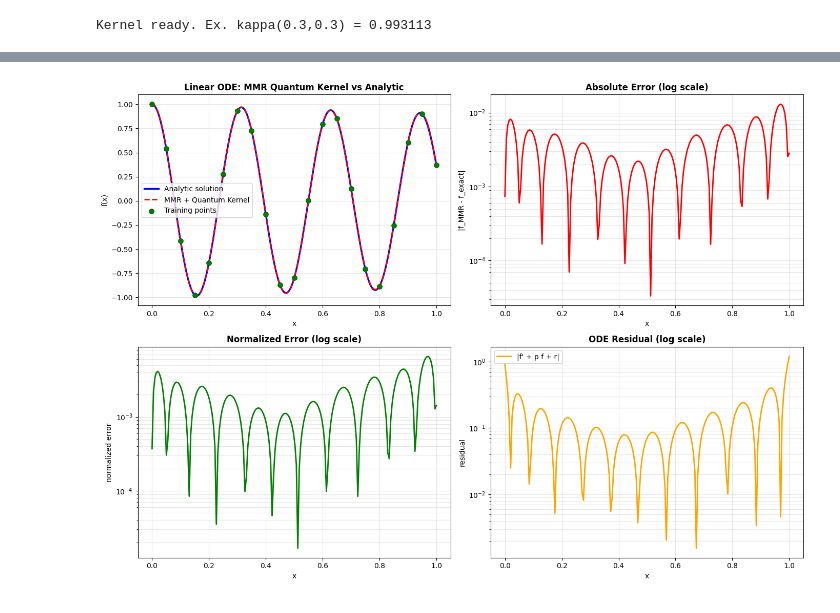
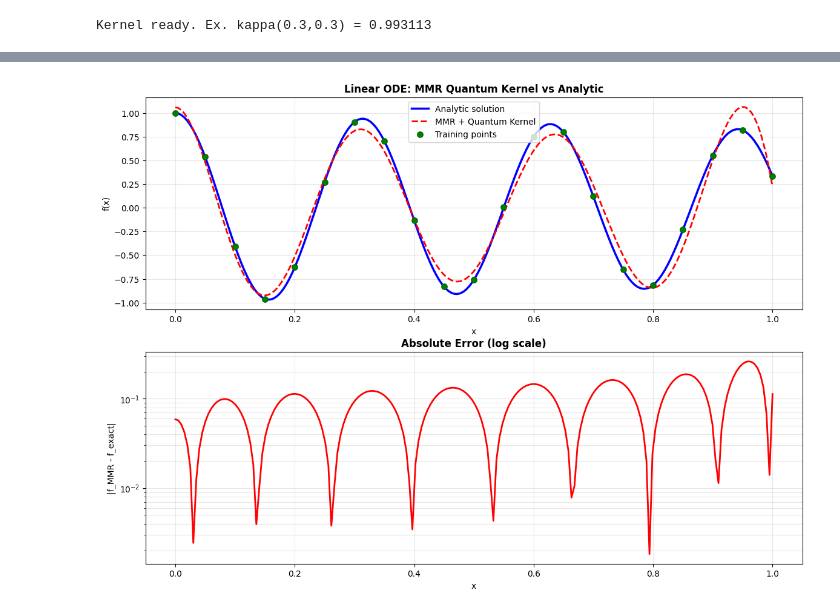
Before and after one commit to sachhyam/aqua-project-2026-kernels, a Jupyter notebook: mmr-actual.ipynb, the cells around one changed output, grey strips where cells are left out. Drawn from its saved outputs; the diff is of its cells as text; code cells hidden in the pictures.

```diff
--- a/mmr-actual.ipynb
+++ b/mmr-actual.ipynb
@@ -98,9 +133,9 @@ class MMRSolver:
 # ============================================================
 # LINEAR ODE:  f' + p(x) f + r(x) = 0
 # ============================================================
-LAMBDA_K = 0.1      # p(x) = lambda_k  (constant coefficient of f)
+LAMBDA_K = 0.2      # p(x) = lambda_k  (constant coefficient of f)
 LAMBDA   = 20.0
-X0, F0   = 0.0, 1.0
+X0, F0   = 1.0, 1.0
 
 def p_coef(x):  return LAMBDA_K          # coefficient of f (constant)
 def r_fun(x):   return LAMBDA * np.exp(-LAMBDA_K * x) * np.sin(LAMBDA * x)
@@ -147,68 +182,35 @@ max normalized err = 6.5698e-03
 # %%
-fig, ax = plt.subplots(2, 2, figsize=(14, 10))
+fig, ax = plt.subplots(2, 1, figsize=(14, 10))
 
 # ------------------------------------------------------------
 # (1) Function approximation
 # ------------------------------------------------------------
-ax[0, 0].plot(x_test, y_test, "b-", lw=2.5, label="Analytic solution")
-ax[0, 0].plot(x_test, f_pred, "r--", lw=2, label="MMR + Quantum Kernel")
+ax[0].plot(x_test, y_test, "b-", lw=2.5, label="Analytic solution")
+ax[0].plot(x_test, f_pred, "r--", lw=2, label="MMR + Quantum Kernel")
 
-ax[0, 0].scatter(
+ax[0].scatter(
     x_train,
     y_train,
     color="green",
     s=45,
     zorder=5,
     edgecolors="darkgreen",
     label="Training points"
 )
 
-ax[0, 0].set_xlabel("x")
-ax[0, 0].set_ylabel("f(x)")
-ax[0, 0].set_title("Linear ODE: MMR Quantum Kernel vs Analytic", fontweight="bold")
-ax[0, 0].legend()
-ax[0, 0].grid(alpha=0.3)
+ax[0].set_xlabel("x")
+ax[0].set_ylabel("f(x)")
+ax[0].set_title("Linear ODE: MMR Quantum Kernel vs Analytic", fontweight="bold")
+ax[0].legend()
+ax[0].grid(alpha=0.3)
 
 # ------------------------------------------------------------
 # (2) Absolute error
 # ------------------------------------------------------------
-ax[0, 1].semilogy(x_test, err, "r-", lw=2)
-ax[0, 1].set_xlabel("x")
-ax[0, 1].set_ylabel("|f_MMR - f_exact|")
-ax[0, 1].set_title("Absolute Error (log scale)", fontweight="bold")
-ax[0, 1].grid(alpha=0.3, which="both")
-
-# ------------------------------------------------------------
-# (3) Normalized error
-# ------------------------------------------------------------
-norm_err = err / rng
-
-ax[1, 0].semilogy(x_test, norm_err, "g-", lw=2)
-ax[1, 0].set_xlabel("x")
-ax[1, 0].set_ylabel("normalized error")
-ax[1, 0].set_title("Normalized Error (log scale)", fontweight="bold")
-ax[1, 0].grid(alpha=0.3, which="both")
-
-# ------------------------------------------------------------
-# (4) ODE residual check (MMR surrogate consistency)
-# ------------------------------------------------------------
-eps = 1e-4
-
-f_plus  = solver.predict(x_test + eps, kernel=kappa)
-f_minus = solver.predict(x_test - eps, kernel=kappa)
-
-df = (f_plus - f_minus) / (2 * eps)
-
-residual = np.abs(df + LAMBDA_K * f_pred + r_fun(x_test))
-
-ax[1, 1].semilogy(x_test, residual, color="orange", lw=2, label="|f' + p f + r|")
-ax[1, 1].set_xlabel("x")
-ax[1, 1].set_ylabel("residual")
-ax[1, 1].set_title("ODE Residual (log scale)", fontweight="bold")
-ax[1, 1].legend()
-ax[1, 1].grid(alpha=0.3, which="both")
-
-plt.tight_layout()
-plt.show()
+ax[1].semilogy(x_test, err, "r-", lw=2)
+ax[1].set_xlabel("x")
+ax[1].set_ylabel("|f_MMR - f_exact|")
+ax[1].set_title("Absolute Error (log scale)", fontweight="bold")
+ax[1].grid(alpha=0.3, which="both")
 # %% [output]
-[figure, old version]
+[figure, new version]
```
Also changed, not shown: parts of 3 cells of this notebook.
